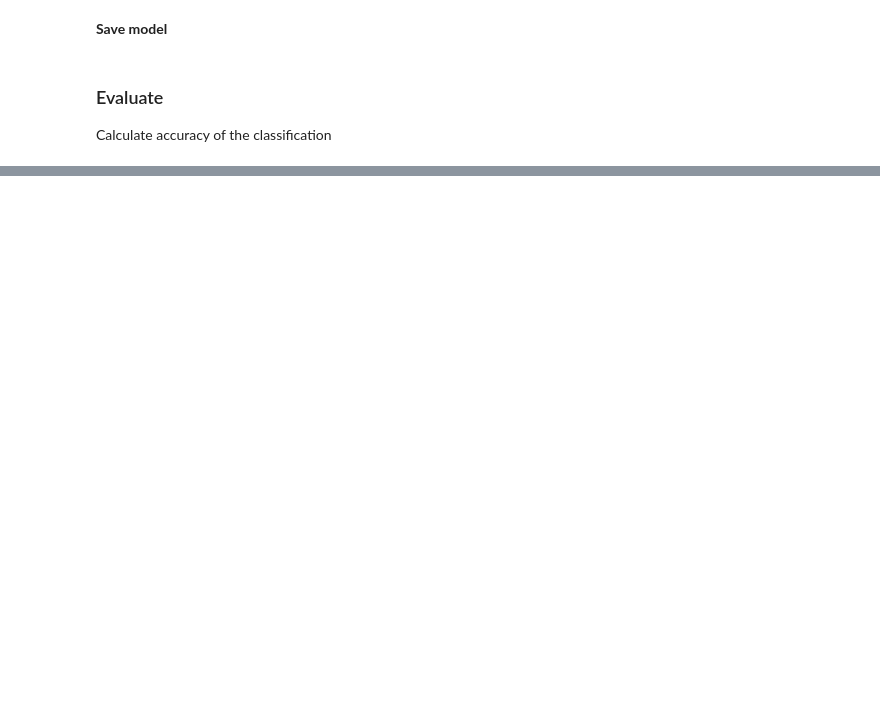
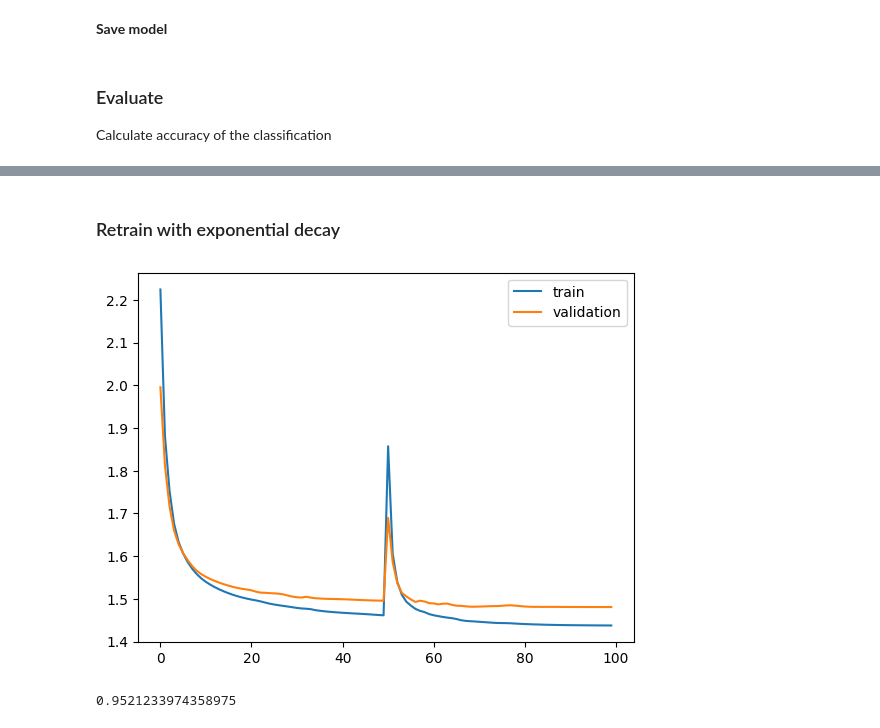
Before and after one commit to bsc-quantic/tn4ml, a Jupyter notebook: docs/source/notebooks/mnist_classification.ipynb, the cells around one changed output, grey strips where cells are left out. Cells and saved outputs as stored; diff of their text form; code cells hidden in the pictures; blank space fills up the shorter version.

```diff
--- a/docs/source/notebooks/mnist_classification.ipynb
+++ b/docs/source/notebooks/mnist_classification.ipynb
@@ -214,0 +217,2 @@ model.accuracy(test_inputs, test_targets, embedding=embedding, batch_size=64)
+# %% [markdown]
+### Retrain with exponential decay
@@ -214,0 +236,29 @@ model.accuracy(test_inputs, test_targets, embedding=embedding, batch_size=64)
+# %%
+epochs = 50
+batch_size = 256
+# %%
+history = model.train(train_inputs,
+                    targets = train_targets,
+                    val_inputs = val_inputs,
+                    val_targets = val_targets,
+                    epochs = epochs,
+                    batch_size = batch_size,
+                    embedding = embedding,
+                    normalize = True,
+                    cache=False, # for now True not working for classification
+                    display_val_acc=True,
+                    val_batch_size=64,
+                    dtype = jnp.float64)
+# %%
+# plot loss
+plt.figure()
+plt.plot(range(len(model.history['loss'])), model.history['loss'], label='train')
+plt.plot(range(len(model.history['val_loss'])), model.history['val_loss'], label='validation')
+plt.legend()
+plt.show()
+# %% [output]
+[figure, added]
+# %%
+model.accuracy(test_inputs, test_targets, embedding=embedding, batch_size=64)
+# %% [output]
+0.9521233974358975
```
Also changed, not shown: parts of 5 cells of this notebook, 2 other files.
